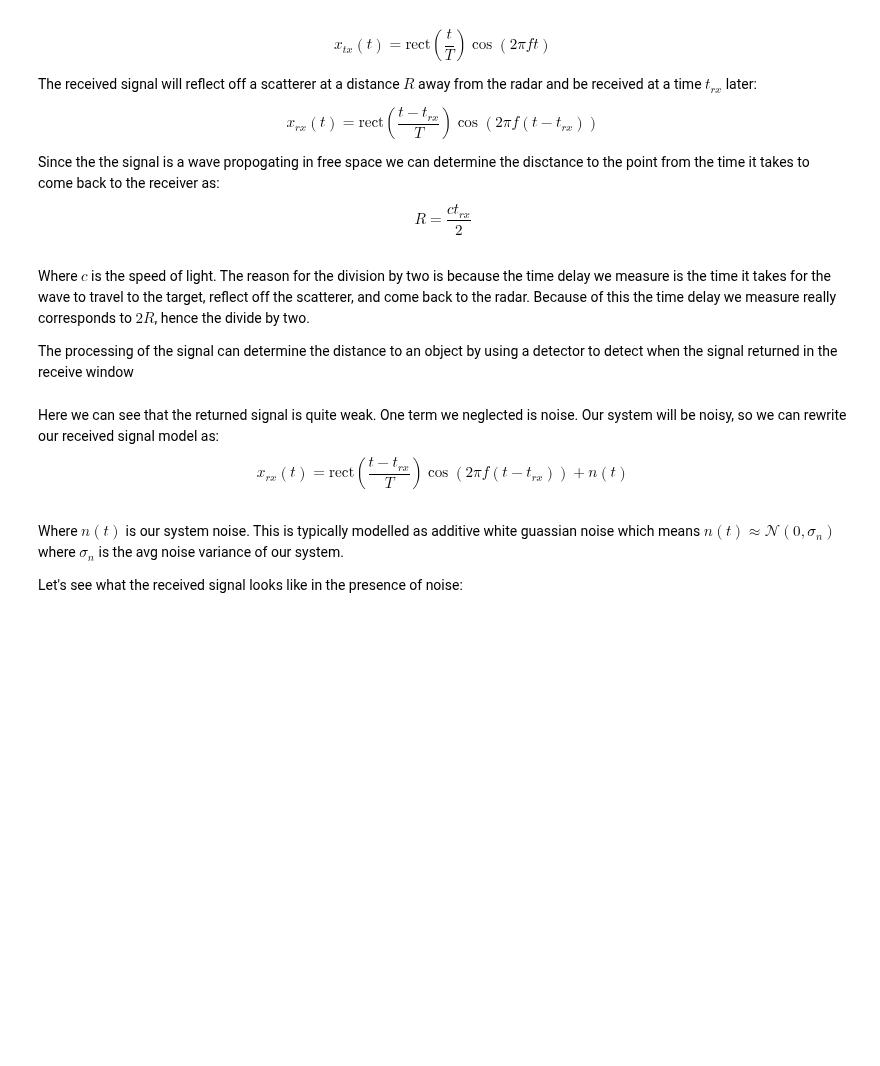
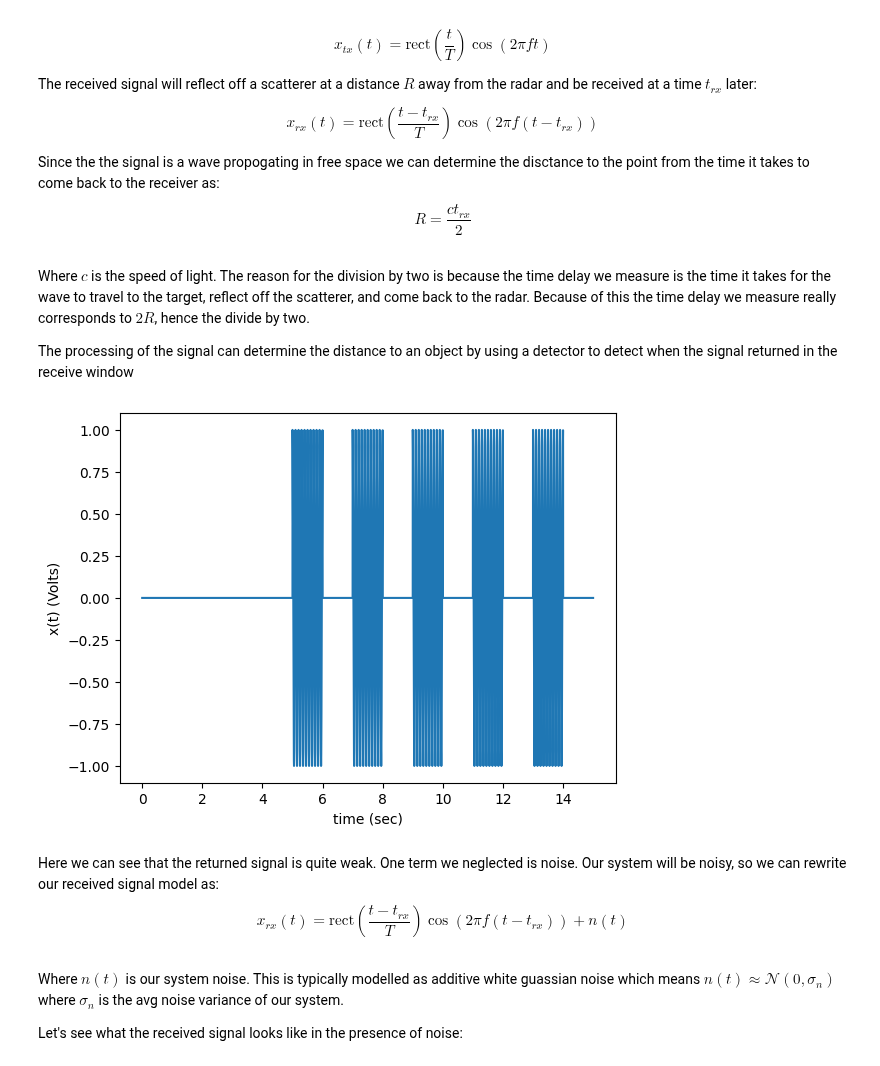
Before and after one commit to austinjtravis/radar_learning, a Jupyter notebook: 2_pulse_compression/pulse_compression.ipynb, the cells around one changed output. Drawn from its saved outputs; the diff is of its cells as text; code cells hidden in the pictures; blank space fills up the shorter version.

```diff
--- a/2_pulse_compression/pulse_compression.ipynb
+++ b/2_pulse_compression/pulse_compression.ipynb
@@ -58,3 +17,40 @@ plt.show()
+# %%
+import numpy as np
+import matplotlib.pyplot as plt
+from scipy.constants import speed_of_light
+
+
+# Parameters
+fs = 1e3
+tmax = 15
+tt = np.arange(0, tmax, 1/fs)
+f0 = 10
+T = 1
+t = np.arange(0, T, 1/fs)
+pls = np.cos(2*np.pi*f0*t)
+
+
+t0 = 5
+dt = 2*T
+SNR = 15
+lgs = np.arange(t0, tmax, dt)
+
+sig = np.zeros(tt.size)
+for l in lgs:
+    start = int(fs * l)
+    stop = start + int(T * fs)
+    sig[start:stop] = np.cos(2*pi*f0*t)
+
+
+# print(pls.size, T * fs)
+d = tt * speed_of_light / 2
+plt.figure()
+plt.plot(tt, sig)
+plt.xlabel('time (sec)')
+plt.ylabel('x(t) (Volts)')
+plt.show()
+# %% [output]
+[figure, added]
 # %% [markdown]
 Here we can see that the returned signal is quite weak.  One term we neglected is noise.  Our system will be noisy, so we can rewrite our received signal model as:
 $$x_{rx}(t) = \text{rect}\left(\frac{t-t_{rx}}{T}\right)\cos(2\pi f (t - t_{rx})) + n(t) $$
```
Also changed, not shown: parts of 18 cells of this notebook, 3 other files.
